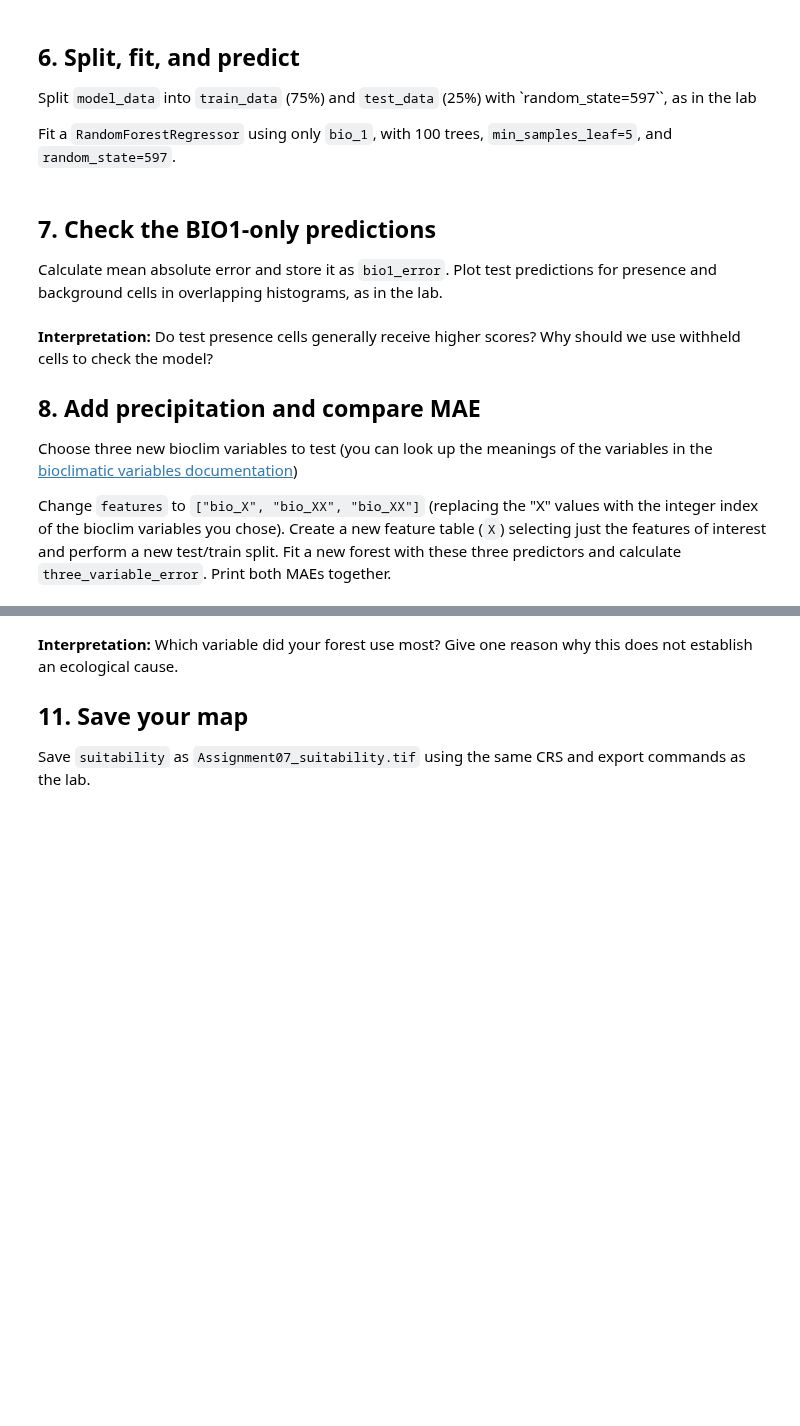
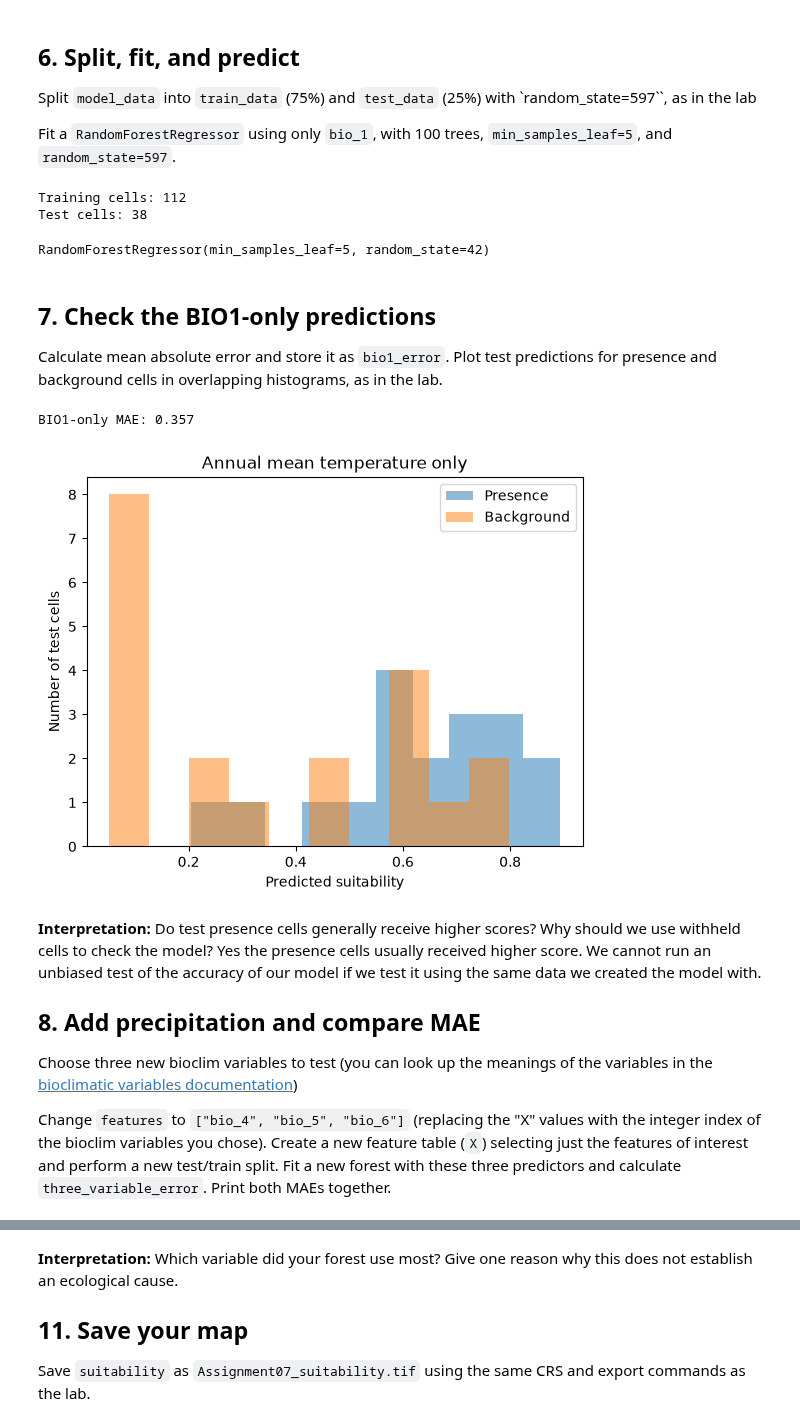
Before and after one commit to jddeabreu/BIO597-SpatialBiodiversity, a Jupyter notebook: docs/assignments/Assignment-07-MachineLearningSDM.ipynb, the cells around one changed output, grey strips where cells are left out. Drawn from its saved outputs; the diff is of its cells as text; code cells hidden in the pictures; blank space fills up the shorter version.

```diff
--- a/docs/assignments/Assignment-07-MachineLearningSDM.ipynb
+++ b/docs/assignments/Assignment-07-MachineLearningSDM.ipynb
@@ -24,7 +70,9 @@ climate = xr.open_dataset("../data/maine_bioclim.nc")
 
 Choose a common species other than the wood frog, with at least 500 records. Keep records with coordinate uncertainty below 100 m, as in the lab.
 # %%
-target_species = "YOUR SPECIES HERE"
-
+target_species = "Aquarana septentrionalis"
 # Select your species and apply the uncertainty filter.
+presence = amphibians[amphibians["species"] == target_species].copy()
+presence = presence[presence["coordinateUncertaintyInMeters"] < 100].copy()
 # Store the result as presence and print its record count.
+print("Number of records:", len(presence))
@@ -36,3 +86,6 @@ target_species = "YOUR SPECIES HERE"
 As in Lab 07, make a list called `climate_variables` containing `bio_1` through `bio_19`. We will choose the model predictors after preparing the modeling table.
 # %%
 # Create climate_variables and display these columns at your species' records.
+climate_variables = ["bio_" + str(number) for number in range(1, 20)]
+
+presence[climate_variables].head()
@@ -69,4 +155,8 @@ The missing-value cleanup keeps incomplete presence records out of both models.
 Start with `features = ["bio_1"]`, annual mean temperature, to connect with last week's model. Set `X` to this predictor column and `y` to the `observed` labels. Only the selected climate columns belong in `X`; the background's coordinate columns are for mapping.
 # %%
 # Set features to bio_1 only.
+features = ["bio_1"]
 # Define X and y, following Lab 07.
+X = model_data[features]
+y = model_data["observed"]
+X.head()
@@ -77,26 +174,59 @@ Split `model_data` into `train_data` (75%) and `test_data` (25%) with `random_st
 
 Fit a `RandomForestRegressor` using only `bio_1`, with 100 trees, `min_samples_leaf=5`, and `random_state=597`.
 # %%
+# Create model and fit it to the training data.
+# Predict suitability for X_test.
 # Split model_data into train_data and test_data.
 # Define X_train, X_test, y_train, and y_test using features and observed.
-# Create model and fit it to the training data.
-# Predict suitability for X_test.
+X_train, X_test, y_train, y_test = train_test_split(
+    X,
+    y,
+    test_size=0.25,
+    random_state=597,
+)
+
+print("Training cells:", len(X_train))
+print("Test cells:", len(X_test))
+
+model = RandomForestRegressor(
+    n_estimators=100,
+    min_samples_leaf=5,
+    random_state=42,
+)
+model.fit(X_train, y_train)
+# %% [output]
+Training cells: 112
+Test cells: 38
+RandomForestRegressor(min_samples_leaf=5, random_state=42)
 # %% [markdown]
 ## 7. Check the BIO1-only predictions
 
 Calculate mean absolute error and store it as `bio1_error`. Plot test predictions for presence and background cells in overlapping histograms, as in the lab.
 # %%
 # Calculate and print bio1_error.
+test_prediction = model.predict(X_test)
+bio1_error = mean_absolute_error(y_test, test_prediction)
+print("BIO1-only MAE:", round(bio1_error, 3))
 # Plot the predicted score distributions for the two test labels.
+plt.hist(test_prediction[y_test == 1], alpha=0.5, label="Presence")
+plt.hist(test_prediction[y_test == 0], alpha=0.5, label="Background")
+plt.xlabel("Predicted suitability")
+plt.ylabel("Number of test cells")
+plt.title("Annual mean temperature only")
+plt.legend()
+plt.show()
+# %% [output]
+BIO1-only MAE: 0.357
+[figure, added]
 # %% [markdown]
-**Interpretation:** Do test presence cells generally receive higher scores? Why should we use withheld cells to check the model?
+**Interpretation:** Do test presence cells generally receive higher scores? Why should we use withheld cells to check the model? Yes the presence cells usually received higher score. We cannot run an unbiased test of the accuracy of our model if we test it using the same data we created the model with.
 
 ## 8. Add precipitation and compare MAE
 
 Choose three new bioclim variables to test (you can look up the meanings of the variables
 in the [bioclimatic variables documentation](https://www.worldclim.org/data/bioclim.html))
 
-Change `features` to `["bio_X", "bio_XX", "bio_XX"]` (replacing the "X" values with the integer
+Change `features` to `["bio_4", "bio_5", "bio_6"]` (replacing the "X" values with the integer
 index of the bioclim variables you chose). Create a new feature table (`X`) selecting just the features of interest and perform a new test/train split. Fit a new forest with these three predictors and calculate `three_variable_error`. Print both MAEs together.
 # %%
 # Select the three predictor columns from the existing training and test tables.
```
Also changed, not shown: parts of 22 cells of this notebook, 1 other file.
